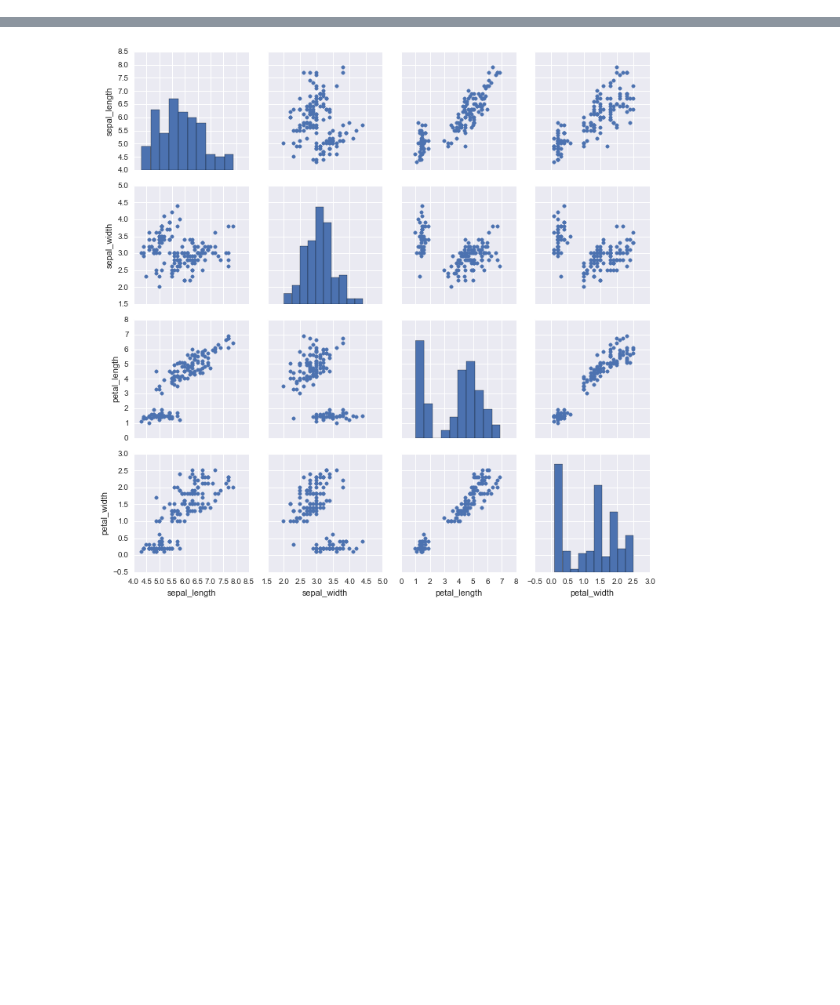
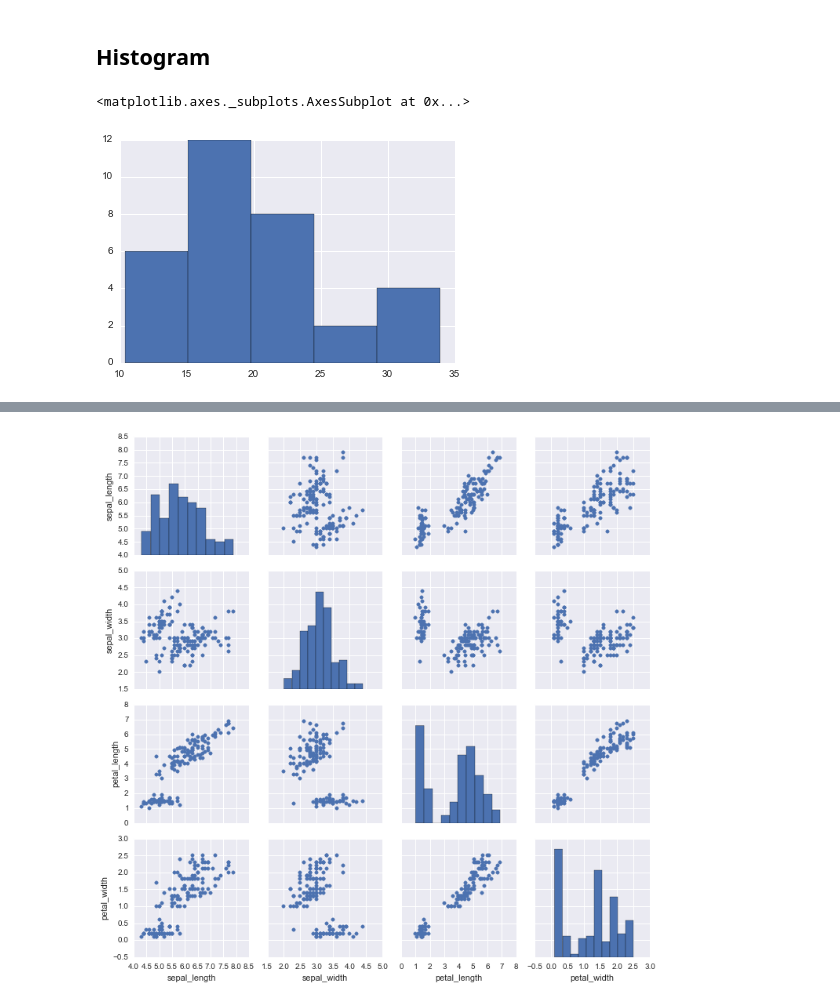
Before and after one commit to sgratzl/ipython-tutorial-VA2015, a Jupyter notebook: 03_Plotting.ipynb, the cells around one changed output, grey strips where cells are left out. Drawn from its saved outputs; the diff is of its cells as text; code cells hidden in the pictures; blank space fills up the shorter version.

```diff
--- a/03_Plotting.ipynb
+++ b/03_Plotting.ipynb
@@ -28,0 +54,7 @@ sns.distplot(x);
+# %% [markdown]
+## Histogram
+# %%
+cars['mpg'].hist(bins=5)
+# %% [output]
+<matplotlib.axes._subplots.AxesSubplot at 0x...>
+[figure, added]
```
Also changed, not shown: parts of 14 cells of this notebook, 1 other file.
